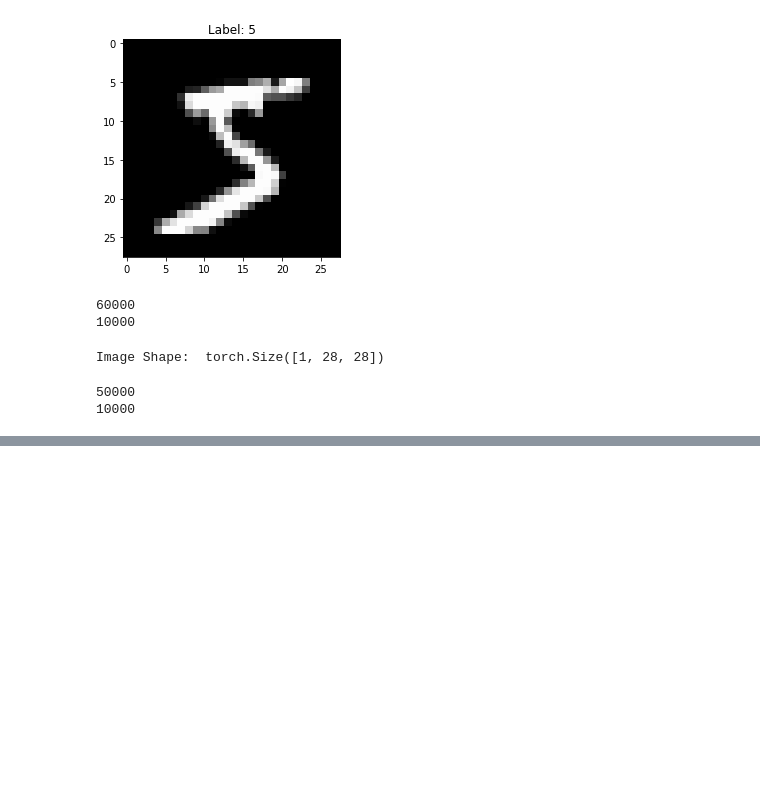
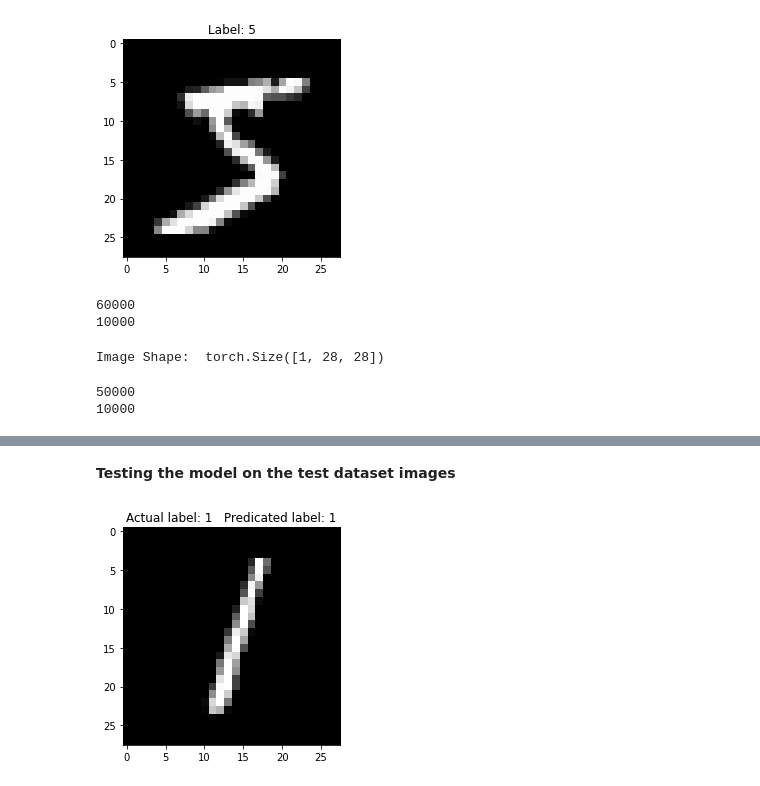
Before and after one commit to kumar-sanjeeev/deep_learning_with_pytorch, a Jupyter notebook: 2_LogisticRegression_Image_Classification/mnist_ImageClassification_Logistic_Regression.ipynb, the cells around one changed output, grey strips where cells are left out. Cells and saved outputs as stored; diff of their text form; code cells hidden in the pictures; blank space fills up the shorter version.

Commit message:
predict the model accuracy on teh test dataset

```diff
--- a/2_LogisticRegression_Image_Classification/mnist_ImageClassification_Logistic_Regression.ipynb
+++ b/2_LogisticRegression_Image_Classification/mnist_ImageClassification_Logistic_Regression.ipynb
@@ -240,0 +250,9 @@ plt.show()
+# %% [markdown]
+**Testing the model on the test dataset images**
+# %%
+img,label = test_dataset[2]
+plt.imshow(img[0], cmap='gray')
+plt.title(f"Actual label: {label}   Predicated label: {predict_image(img,model)}")
+plt.show()
+# %% [output]
+[figure, added]
```
Also changed, not shown: parts of 11 cells of this notebook.
